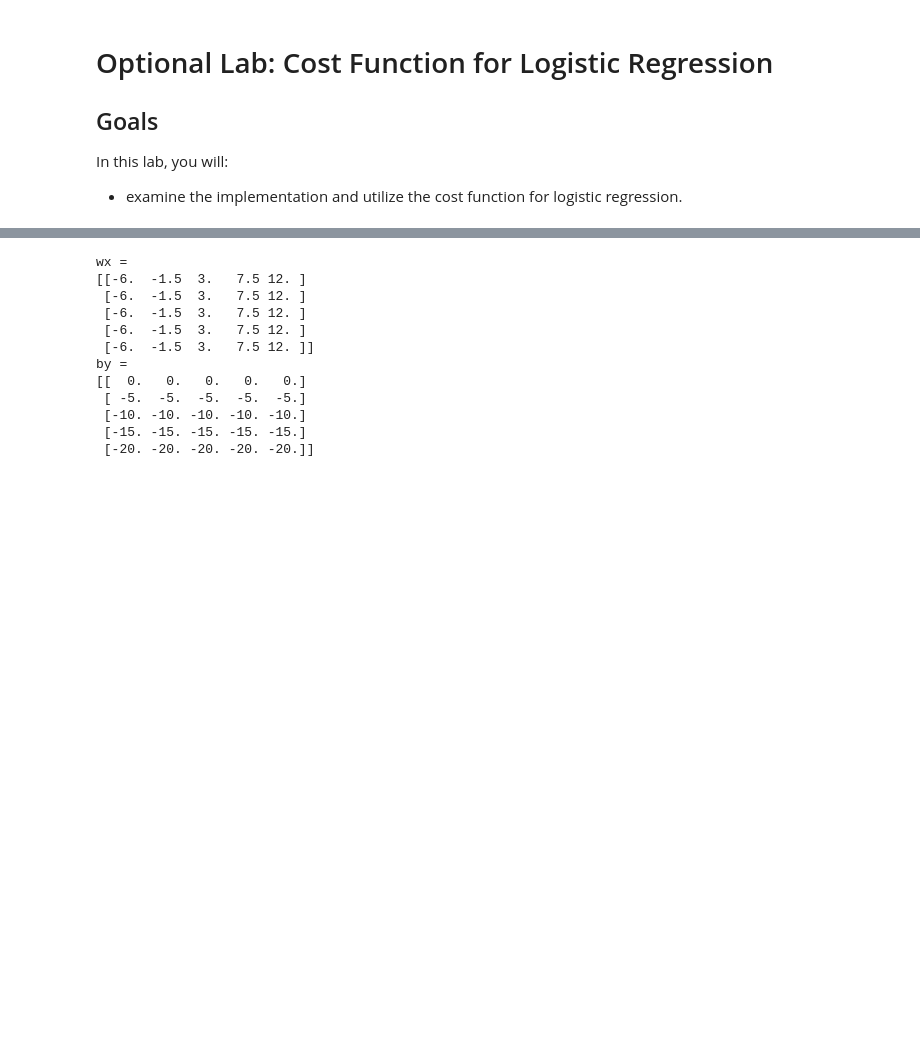
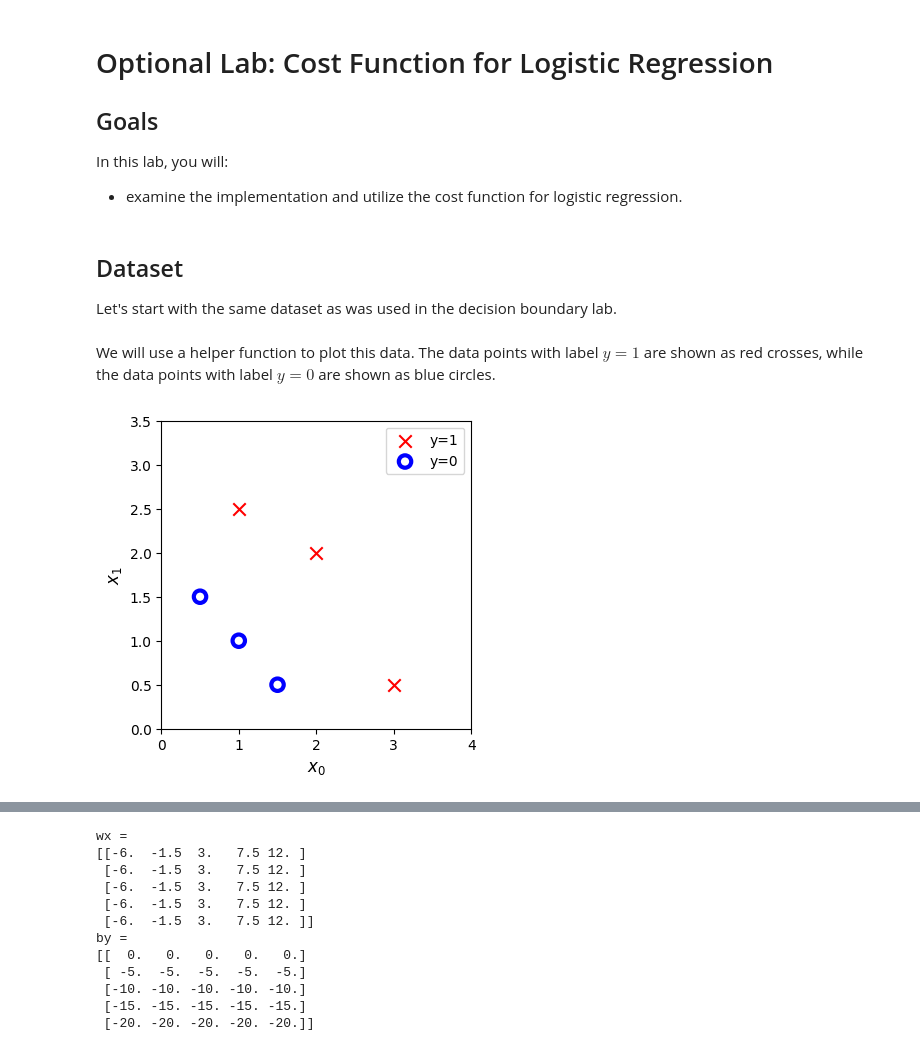
Before and after one commit to skywalkeryin/ai_course, a Jupyter notebook: chapter2/logistic_cost_func.ipynb, the cells around one changed output, grey strips where cells are left out. Drawn from its saved outputs; the diff is of its cells as text; code cells hidden in the pictures; blank space fills up the shorter version.

Commit message:
feat: add logistic cost lab

```diff
--- a/chapter2/logistic_cost_func.ipynb
+++ b/chapter2/logistic_cost_func.ipynb
@@ -7,3 +7,39 @@ In this lab, you will:
 # %%
 import numpy as np
 import matplotlib.pyplot as plt
+# %%
+def plot_data(X, y, ax, pos_label="y=1", neg_label="y=0", s=80, loc='best' ):
+    """ plots logistic data with two axis """
+    # Find Indices of Positive and Negative Examples
+    pos = y == 1
+    neg = y == 0
+    pos = pos.reshape(-1,)  #work with 1D or 1D y vectors,  flat the arrays
+    neg = neg.reshape(-1,)
+
+    # Plot examples
+    ax.scatter(X[pos, 0], X[pos, 1], marker='x', s=s, c = 'red', label=pos_label)
+    ax.scatter(X[neg, 0], X[neg, 1], marker='o', s=s, label=neg_label, facecolors='none', edgecolors='blue', lw=3)
+    ax.legend(loc=loc)
+
+    ax.figure.canvas.toolbar_visible = False
+    ax.figure.canvas.header_visible = False
+    ax.figure.canvas.footer_visible = False
+# %% [markdown]
+## Dataset
+Let's start with the same dataset as was used in the decision boundary lab.
+# %%
+X_train = np.array([[0.5, 1.5], [1,1], [1.5, 0.5], [3, 0.5], [2, 2], [1, 2.5]])  #(m,n)
+y_train = np.array([0, 0, 0, 1, 1, 1])
+# %% [markdown]
+We will use a helper function to plot this data. The data points with label $y=1$ are shown as red crosses, while the data points with label $y=0$ are shown as blue circles.
+# %%
+fig,ax = plt.subplots(1,1,figsize=(4,4))
+plot_data(X_train, y_train, ax)
+
+# Set both axes to be from 0-4
+ax.axis([0, 4, 0, 3.5])
+ax.set_ylabel('$x_1$', fontsize=12)
+ax.set_xlabel('$x_0$', fontsize=12)
+plt.show()
+# %% [output]
+[figure, added]
```
Also changed, not shown: parts of 11 cells of this notebook, 1 other file.
